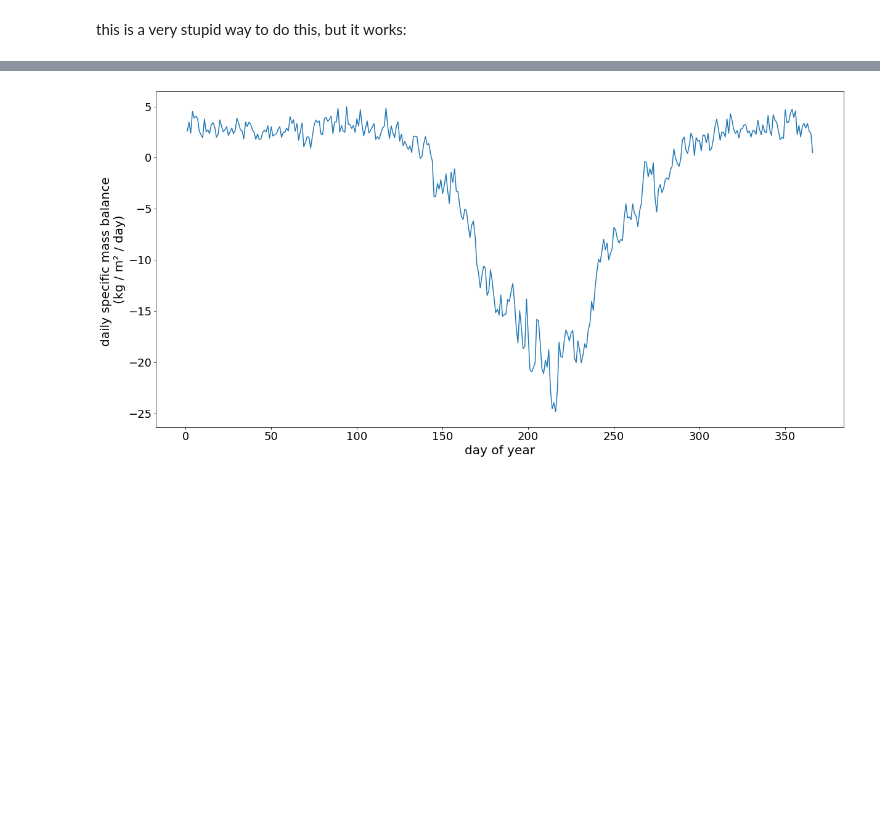
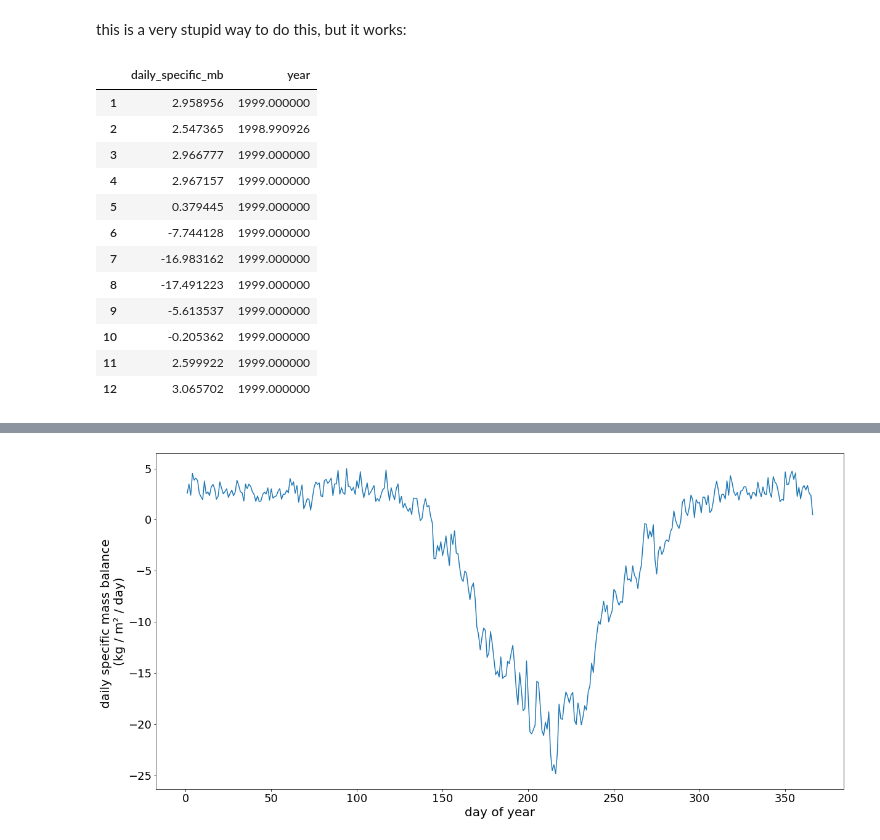
Before and after one commit to OGGM/massbalance-sandbox, a Jupyter notebook: docs/how_to_daily_input_daily_output.ipynb, the cells around one changed output, grey strips where cells are left out. Drawn from its saved outputs; the diff is of its cells as text; code cells hidden in the pictures; blank space fills up the shorter version.

```diff
--- a/docs/how_to_daily_input_daily_output.ipynb
+++ b/docs/how_to_daily_input_daily_output.ipynb
@@ -130,3 +135,19 @@ for mb_d in spec_mb_daily:
         pd_mb.loc[first_date + j, 'year'] = a
         j += 1
     a+=1
+# %%
+pd_mb.groupby(pd_mb.index.month).mean()
+# %% [output]
+|  | daily_specific_mb | year |
+| 1 | 2.958956 | 1999.000000 |
+| 2 | 2.547365 | 1998.990926 |
+| 3 | 2.966777 | 1999.000000 |
+| 4 | 2.967157 | 1999.000000 |
+| 5 | 0.379445 | 1999.000000 |
+| 6 | -7.744128 | 1999.000000 |
+| 7 | -16.983162 | 1999.000000 |
+| 8 | -17.491223 | 1999.000000 |
+| 9 | -5.613537 | 1999.000000 |
+| 10 | -0.205362 | 1999.000000 |
+| 11 | 2.599922 | 1999.000000 |
+| 12 | 3.065702 | 1999.000000 |
```
Also changed, not shown: parts of 6 cells of this notebook, 11 other files.
